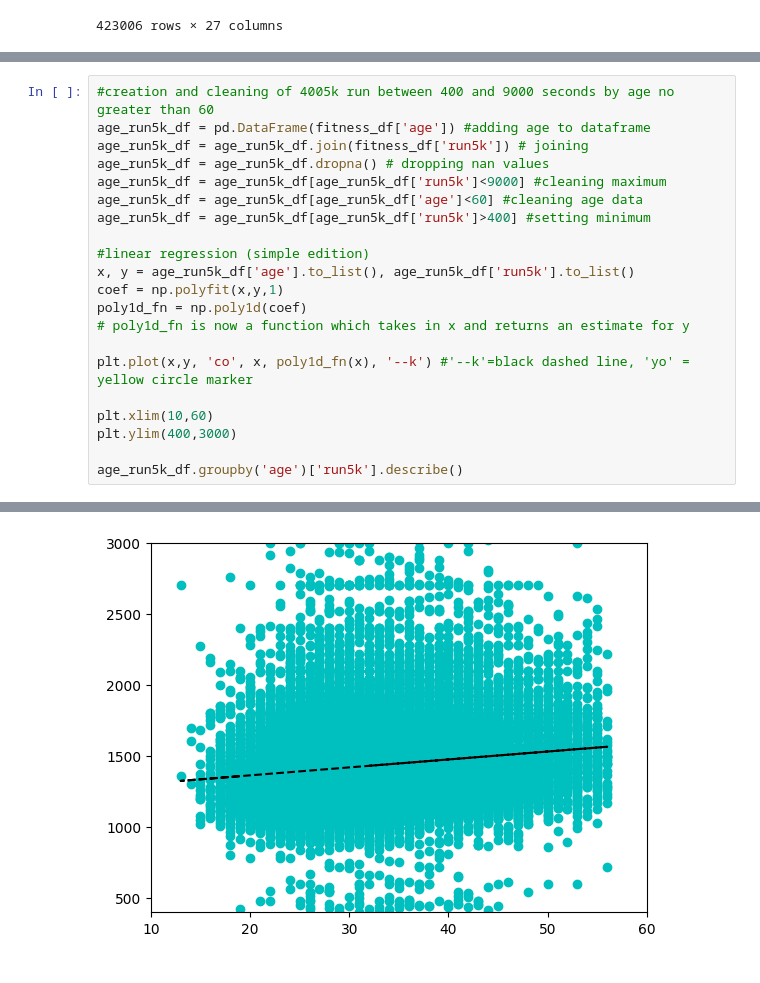
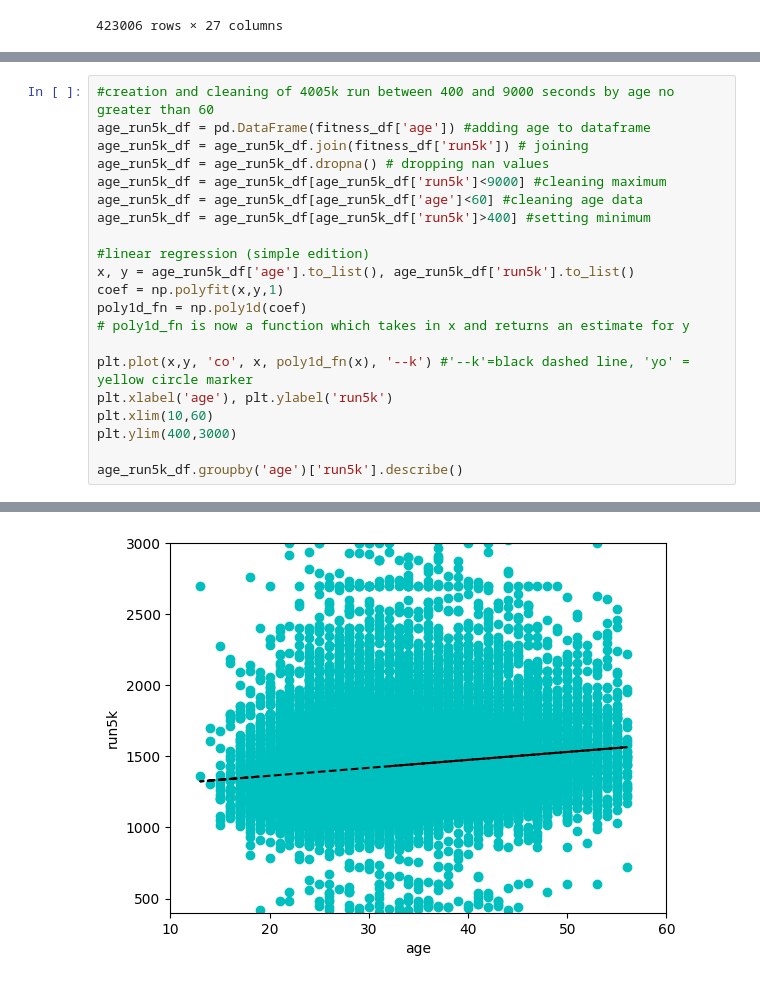
Before and after one commit to JKRAYV/ETAV, a Jupyter notebook: ETAV.ipynb, the cells around one changed output, grey strips where cells are left out. Cells and saved outputs as stored; diff of their text form.

Commit message:
committing graph labels to github

```diff
--- a/ETAV.ipynb
+++ b/ETAV.ipynb
@@ -123,35 +123,35 @@ age_run5k_df = age_run5k_df[age_run5k_df['run5k']>400] #setting minimum
 #linear regression (simple edition)
 x, y = age_run5k_df['age'].to_list(), age_run5k_df['run5k'].to_list()
 coef = np.polyfit(x,y,1)
 poly1d_fn = np.poly1d(coef)
 # poly1d_fn is now a function which takes in x and returns an estimate for y
 
 plt.plot(x,y, 'co', x, poly1d_fn(x), '--k') #'--k'=black dashed line, 'yo' = yellow circle marker
-
+plt.xlabel('age'), plt.ylabel('run5k')
 plt.xlim(10,60)
 plt.ylim(400,3000)
 
 age_run5k_df.groupby('age')['run5k'].describe()
 # %% [output]
 |  | count | mean | std | min | 25% | 50% | 75% | max |
 | age |  |  |  |  |  |  |  |  |
 | 13.0 | 2.0 | 2031.000000 | 946.108873 | 1362.0 | 1696.50 | 2031.0 | 2365.50 | 2700.0 |
 | 14.0 | 3.0 | 1536.666667 | 205.947404 | 1305.0 | 1455.50 | 1606.0 | 1652.50 | 1699.0 |
 | 15.0 | 16.0 | 1345.000000 | 302.958303 | 1020.0 | 1200.00 | 1276.0 | 1389.00 | 2273.0 |
 | 16.0 | 31.0 | 1402.741935 | 306.083427 | 1064.0 | 1182.50 | 1279.0 | 1518.50 | 2188.0 |
 | 17.0 | 98.0 | 1376.602041 | 231.821818 | 1009.0 | 1201.25 | 1331.5 | 1508.00 | 2092.0 |
 | 18.0 | 162.0 | 1343.086420 | 248.632418 | 805.0 | 1177.00 | 1297.0 | 1440.00 | 2760.0 |
 | 19.0 | 241.0 | 1346.730290 | 361.561241 | 420.0 | 1174.00 | 1275.0 | 1472.00 | 5670.0 |
 | 20.0 | 330.0 | 1339.666667 | 251.903666 | 784.0 | 1172.00 | 1274.5 | 1440.00 | 2700.0 |
 | 21.0 | 492.0 | 1357.091463 | 321.301601 | 480.0 | 1189.75 | 1294.0 | 1475.25 | 6039.0 |
 | 22.0 | 701.0 | 1353.951498 | 265.833563 | 480.0 | 1185.00 | 1303.0 | 1475.00 | 3600.0 |
 | ... | ... | ... | ... | ... | ... | ... | ... | ... |
 | 52.0 | 143.0 | 1547.356643 | 290.315186 | 892.0 | 1374.50 | 1490.0 | 1680.50 | 3599.0 |
 | 53.0 | 112.0 | 1570.142857 | 392.663964 | 600.0 | 1349.50 | 1530.0 | 1716.50 | 3797.0 |
 | 54.0 | 85.0 | 1607.670588 | 309.774626 | 1080.0 | 1385.00 | 1558.0 | 1758.00 | 2610.0 |
 | 55.0 | 78.0 | 1582.961538 | 293.090715 | 1030.0 | 1383.00 | 1545.5 | 1708.25 | 2534.0 |
 | 56.0 | 28.0 | 1481.678571 | 283.805626 | 720.0 | 1302.75 | 1481.5 | 1582.75 | 2220.0 |
-[figure, old version]
+[figure, new version]
 # %%
 #creation and cleaning of weight between 60 and 400 by age no greater than 60
 age_weight_df = pd.DataFrame(fitness_df['age']) #adding age to dataframe
```
Also changed, not shown: parts of 3 cells of this notebook, 1 other file.
